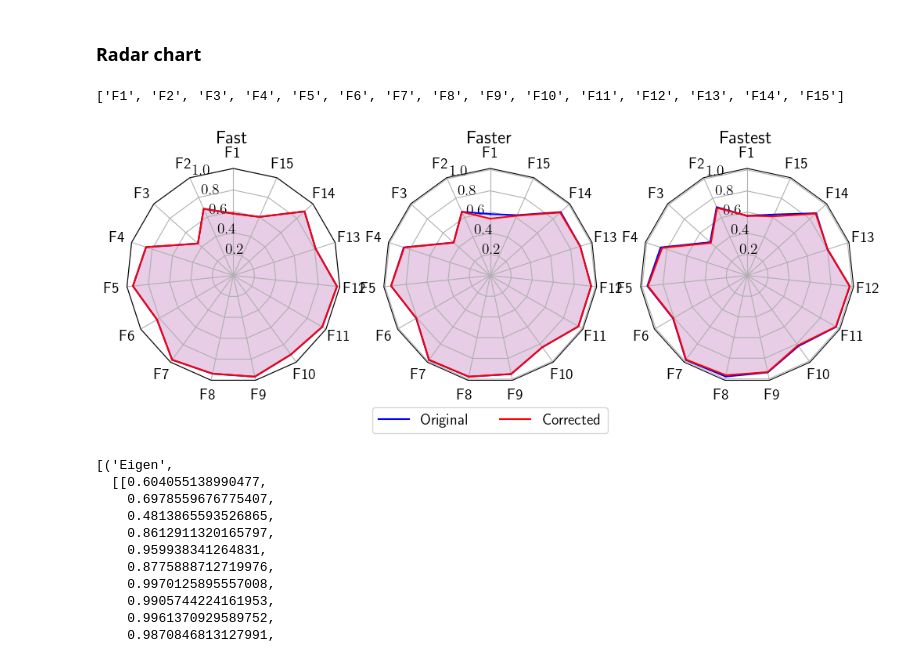
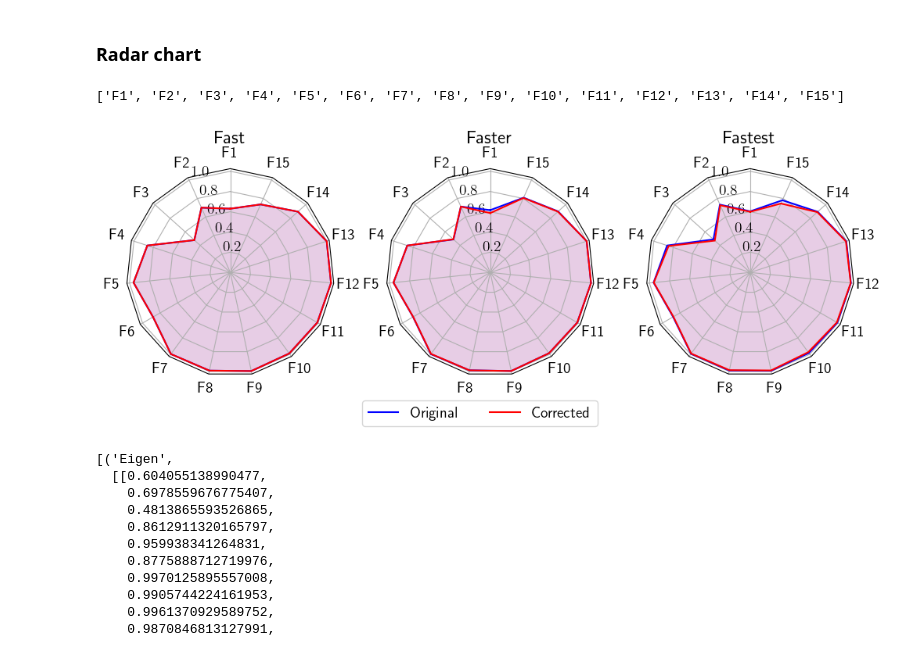
Before and after one commit to christophercrary/conference-ppsn-2024, a Jupyter notebook: code/operon/analyze_results.ipynb, the cells around one changed output. Cells and saved outputs as stored; diff of their text form; code cells hidden in the pictures.

```diff
--- a/code/operon/analyze_results.ipynb
+++ b/code/operon/analyze_results.ipynb
@@ -27,7 +29,7 @@ plt.rcParams['text.usetex'] = True
 ### Load problems
 # %%
 # we need to know some things about the data
-data_path = './data/problems/'
+data_path = '../../problems/'
 
 all_files  = list(os.listdir(data_path)) if os.path.isdir(data_path) else [ os.path.basename(data_path) ]
 data_files = sorted([ f for f in all_files if f.endswith('.json') ])
@@ -78,0 +77,3 @@ df1.shape, df2.shape
+# %%
+for k, v in df1.groupby(['backend', 'problem']):
+    print(k, v[v.generation == 0].shape)
@@ -93,6 +112,3 @@ runs_with_nls.r2_train_b = runs_with_nls.r2_train_b.fillna(0.0).clip(0, 1)
 
 runs_with_nls.r2_test_v = runs_with_nls.r2_test_v.fillna(0.0).clip(0, 1)
 runs_with_nls.r2_test_b = runs_with_nls.r2_test_b.fillna(0.0).clip(0, 1)
-# %%
-for k, v in runs_with_nls.groupby(['problem', 'backend']):
-    print(k, v['r2_test_v'].median())
@@ -797,43 +541,43 @@ runs_data.r2_test_b = runs_data.r2_test_b.clip(0, 1)
 
 data = [
     ('Fast',
-     [get_values(runs_data, 'Mad_Transcendental_Fast', 'r2_test_b', stat='mean'),
-      get_values(runs_data, 'Mad_Transcendental_Fast', 'r2_test_v', stat='mean')]),
+     [get_values(runs_data, 'Mad_Transcendental_Fast', 'r2_test_b', stat='median'),
+      get_values(runs_data, 'Mad_Transcendental_Fast', 'r2_test_v', stat='median')]),
     ('Faster',
-     [get_values(runs_data, 'Mad_Transcendental_Faster', 'r2_test_b', stat='mean'),
-      get_values(runs_data, 'Mad_Transcendental_Faster', 'r2_test_v', stat='mean')]),
+     [get_values(runs_data, 'Mad_Transcendental_Faster', 'r2_test_b', stat='median'),
+      get_values(runs_data, 'Mad_Transcendental_Faster', 'r2_test_v', stat='median')]),
     ('Fastest',
-     [get_values(runs_data, 'Mad_Transcendental_Fastest', 'r2_test_b', stat='mean'),
-      get_values(runs_data, 'Mad_Transcendental_Fastest', 'r2_test_v', stat='mean')]
+     [get_values(runs_data, 'Mad_Transcendental_Fastest', 'r2_test_b', stat='median'),
+      get_values(runs_data, 'Mad_Transcendental_Fastest', 'r2_test_v', stat='median')]
     )
 ]
 
 spoke_labels = header
 colors = ['b', 'r', 'g', 'm', 'y']
 labels = ('Original', 'Corrected')
 
 
 theta = radar_factory.radar_factory(len(header), frame='polygon')
 
 fig, axs = plt.subplots(figsize=(12, 6), nrows=1, ncols=3,
                         subplot_kw=dict(projection='radar'))
 for ax, (title, case_data) in zip(axs.flat, data):
 
     ax.set_title(title, weight='bold', size='large', position=(0.5, 1.1),
                     horizontalalignment='center', verticalalignment='center')
     for d, color in zip(case_data, colors):
         ax.plot(theta, d, color=color)
         ax.fill(theta, d, facecolor=color, alpha=0.1, label='_nolegend_')
     ax.set_varlabels(spoke_labels)
     # ax.set_rgrids([0.2, 0.4, 0.6, 0.8])
 
 legend = axs[0].legend(labels, labelspacing=0.1, fontsize=14, loc='upper center', bbox_to_anchor=(1.7, -0.08), ncols=2)
-plt.subplots_adjust(left=None, bottom=None, right=None, top=None, wspace=0.2, hspace=0.25)
+plt.subplots_adjust(left=None, bottom=None, right=None, top=None, wspace=0.25, hspace=0.25)
 # fig.tight_layout()
 plt.savefig('correction.pdf', bbox_inches='tight')
 # %% [output]
 ['F1', 'F2', 'F3', 'F4', 'F5', 'F6', 'F7', 'F8', 'F9', 'F10', 'F11', 'F12', 'F13', 'F14', 'F15']
-[figure, old version]
+[figure, new version]
 # %%
 data = [
     ('Eigen',
```
Also changed, not shown: parts of 35 cells of this notebook.
